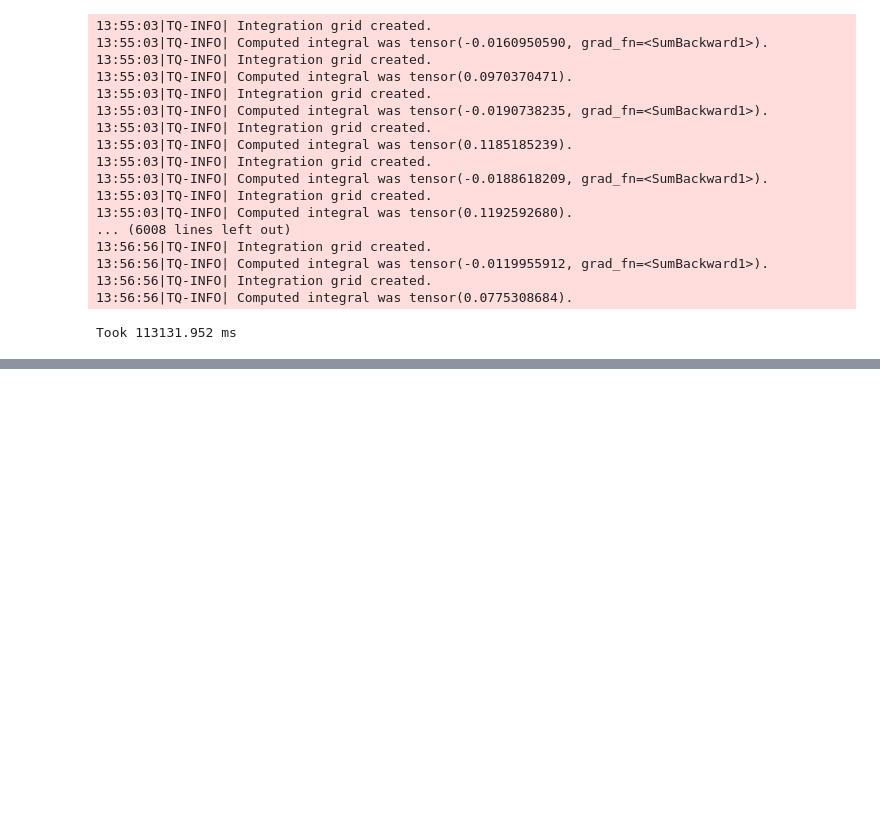
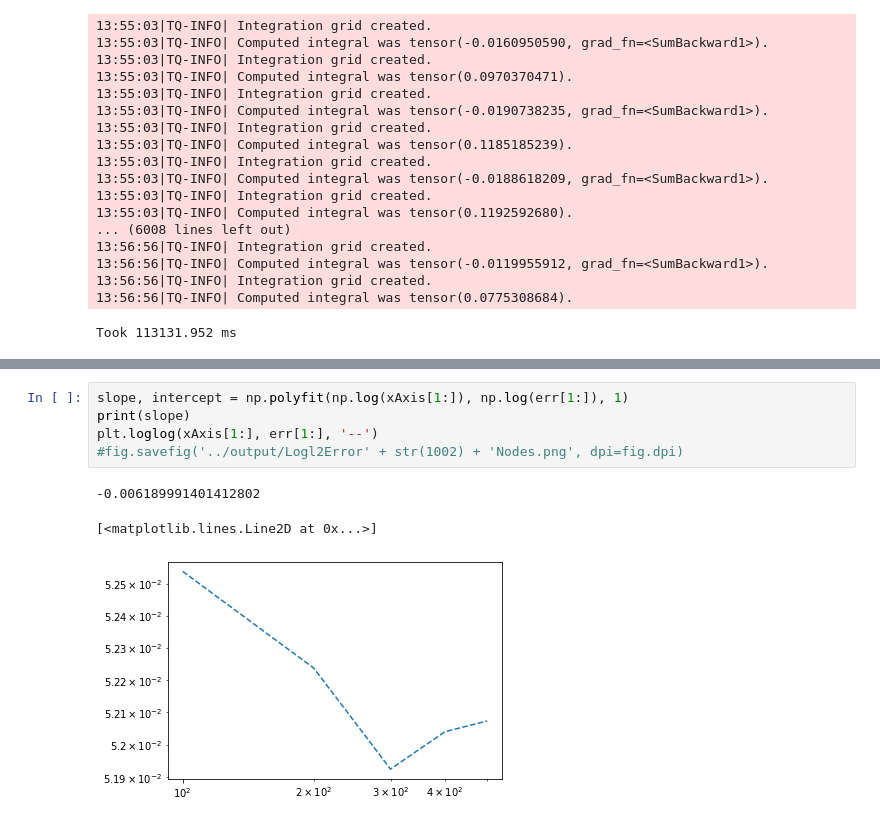
Before and after one commit to SohirMaskey/MPNNTrans, a Jupyter notebook: notebooks/Run.ipynb, the cells around one changed output, grey strips where cells are left out. Cells and saved outputs as stored; diff of their text form; blank space fills up the shorter version.

```diff
--- a/notebooks/Run.ipynb
+++ b/notebooks/Run.ipynb
@@ -84,0 +88,9 @@ L2Errors
+# %%
+slope, intercept = np.polyfit(np.log(xAxis[1:]), np.log(err[1:]), 1)
+print(slope)
+plt.loglog(xAxis[1:], err[1:], '--')
+#fig.savefig('../output/Logl2Error' + str(1002) + 'Nodes.png', dpi=fig.dpi)
+# %% [output]
+-0.006189991401412802
+[<matplotlib.lines.Line2D at 0x...>]
+[figure, added]
```
Also changed, not shown: parts of 2 cells of this notebook, 1 other file.
